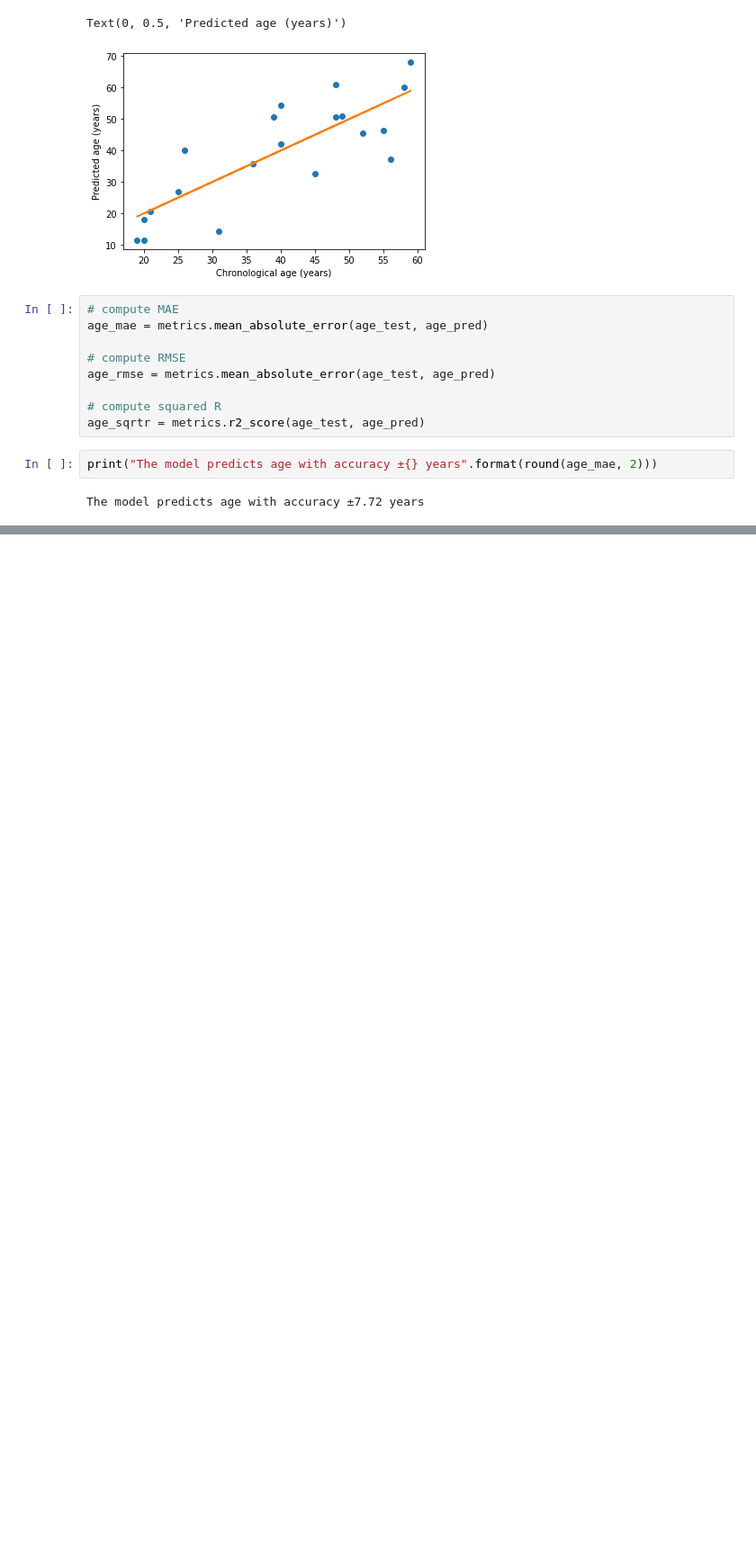
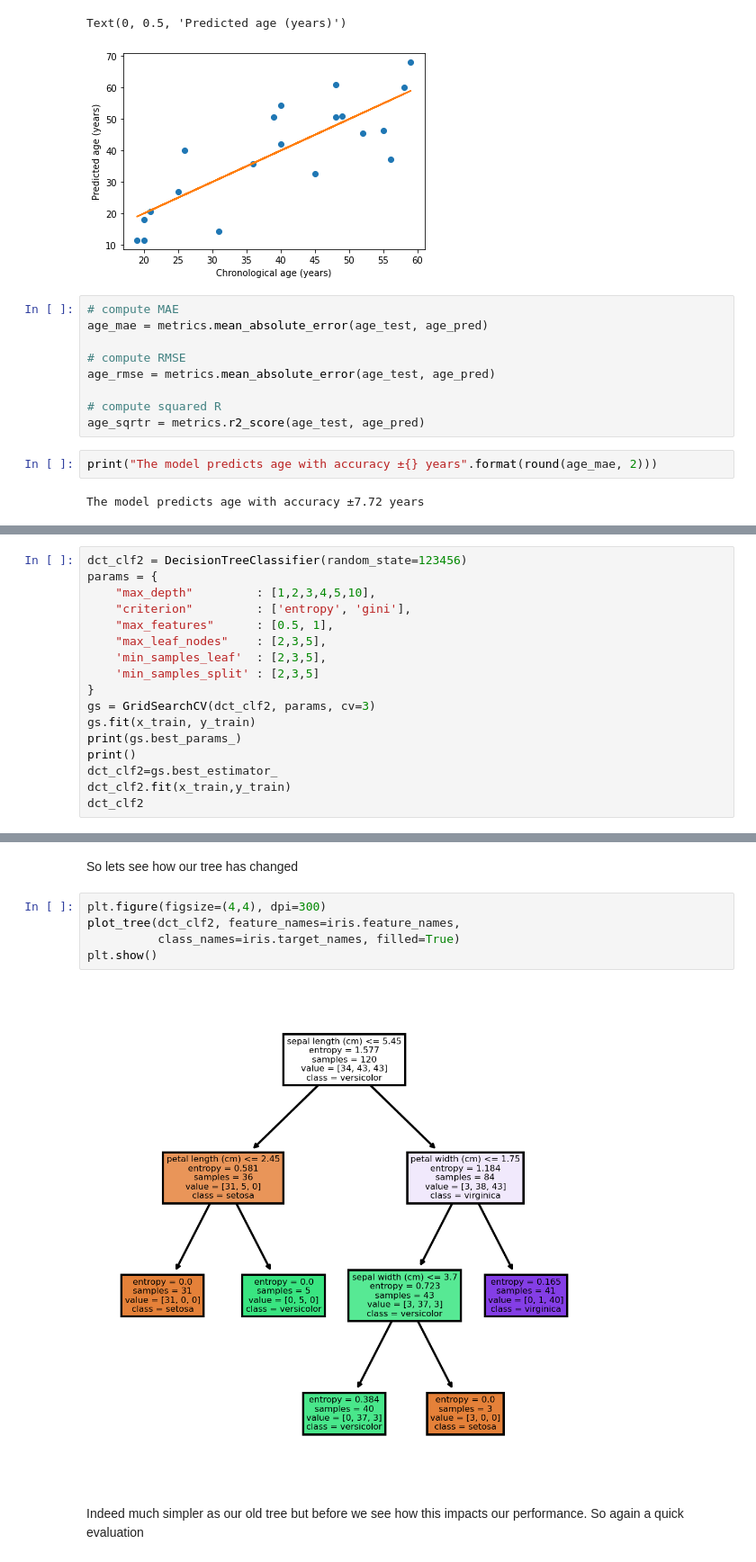
Before and after one commit to IvoLeist/ml_cnag-crg_course, a Jupyter notebook: day2/ML_course_CNAG_CRG_day2.ipynb, the cells around one changed output, grey strips where cells are left out. Shown at 90% size. Saved outputs shown, nothing was run; the diff lists cells and outputs as text; blank space fills up the shorter version.

```diff
--- a/day2/ML_course_CNAG_CRG_day2.ipynb
+++ b/day2/ML_course_CNAG_CRG_day2.ipynb
@@ -1200,0 +1046,17 @@ Over the course of this exercise you will ﬁt ML model on the dataset and inter
+# %%
+dct_clf2 = DecisionTreeClassifier(random_state=123456)
+params = {
+    "max_depth"         : [1,2,3,4,5,10],
+    "criterion"         : ['entropy', 'gini'],
+    "max_features"      : [0.5, 1],
+    "max_leaf_nodes"    : [2,3,5],
+    'min_samples_leaf'  : [2,3,5],
+    'min_samples_split' : [2,3,5]
+}
+gs = GridSearchCV(dct_clf2, params, cv=3)
+gs.fit(x_train, y_train)
+print(gs.best_params_)
+print()
+dct_clf2=gs.best_estimator_
+dct_clf2.fit(x_train,y_train)
+dct_clf2
@@ -1200,0 +1071,11 @@ Over the course of this exercise you will ﬁt ML model on the dataset and inter
+# %% [markdown]
+So lets see how our tree has changed
+# %%
+plt.figure(figsize=(4,4), dpi=300)
+plot_tree(dct_clf2, feature_names=iris.feature_names,
+          class_names=iris.target_names, filled=True)
+plt.show()
+# %% [output]
+[figure, added]
+# %% [markdown]
+Indeed much simpler as our old tree but before we see how this impacts our performance. So again a quick evaluation
```
Also changed, not shown: parts of 182 cells of this notebook.
